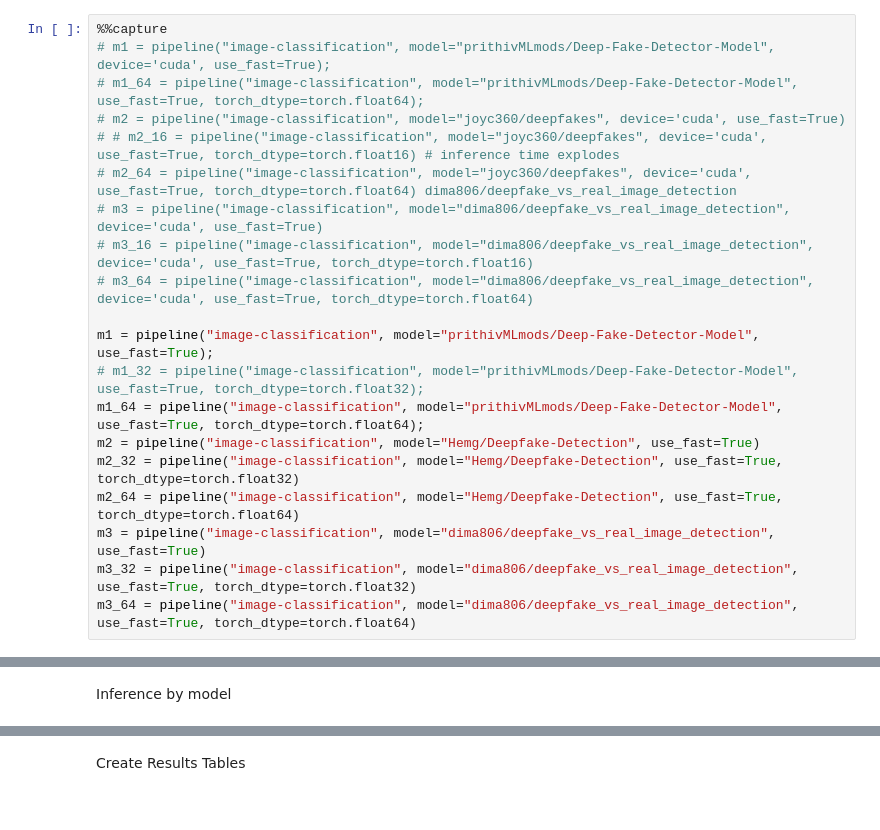
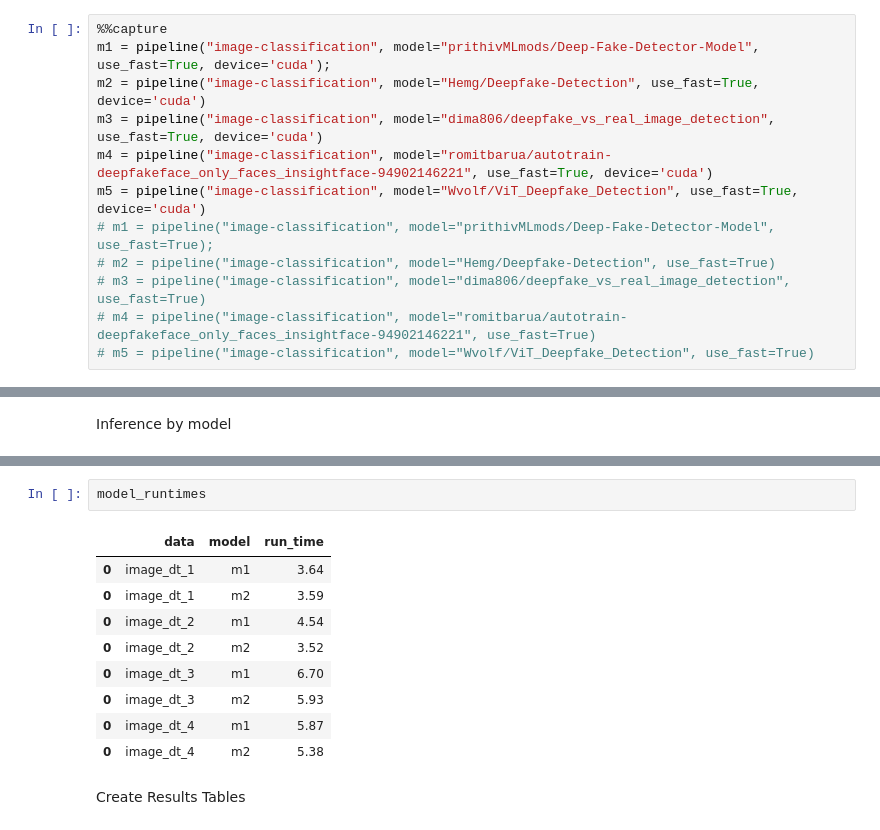
Before and after one commit to WulfNovak/deepfake_detection, a Jupyter notebook: model_comparison.ipynb, the cells around one changed output, grey strips where cells are left out. Saved outputs shown, nothing was run; the diff lists cells and outputs as text.

```diff
--- a/model_comparison.ipynb
+++ b/model_comparison.ipynb
@@ -170,20 +162,12 @@ Testing model quantization across 2 deepfake classifcation models
 # %%
 %%capture
-# m1 = pipeline("image-classification", model="prithivMLmods/Deep-Fake-Detector-Model", device='cuda', use_fast=True);
-# m1_64 = pipeline("image-classification", model="prithivMLmods/Deep-Fake-Detector-Model", use_fast=True, torch_dtype=torch.float64);
-# m2 = pipeline("image-classification", model="joyc360/deepfakes", device='cuda', use_fast=True)
-# # m2_16 = pipeline("image-classification", model="joyc360/deepfakes", device='cuda', use_fast=True, torch_dtype=torch.float16) # inference time explodes
-# m2_64 = pipeline("image-classification", model="joyc360/deepfakes", device='cuda', use_fast=True, torch_dtype=torch.float64) dima806/deepfake_vs_real_image_detection
-# m3 = pipeline("image-classification", model="dima806/deepfake_vs_real_image_detection", device='cuda', use_fast=True)
-# m3_16 = pipeline("image-classification", model="dima806/deepfake_vs_real_image_detection", device='cuda', use_fast=True, torch_dtype=torch.float16)
-# m3_64 = pipeline("image-classification", model="dima806/deepfake_vs_real_image_detection", device='cuda', use_fast=True, torch_dtype=torch.float64)
-
-m1 = pipeline("image-classification", model="prithivMLmods/Deep-Fake-Detector-Model", use_fast=True);
-# m1_32 = pipeline("image-classification", model="prithivMLmods/Deep-Fake-Detector-Model", use_fast=True, torch_dtype=torch.float32);
-m1_64 = pipeline("image-classification", model="prithivMLmods/Deep-Fake-Detector-Model", use_fast=True, torch_dtype=torch.float64);
-m2 = pipeline("image-classification", model="Hemg/Deepfake-Detection", use_fast=True)
-m2_32 = pipeline("image-classification", model="Hemg/Deepfake-Detection", use_fast=True, torch_dtype=torch.float32)
-m2_64 = pipeline("image-classification", model="Hemg/Deepfake-Detection", use_fast=True, torch_dtype=torch.float64)
-m3 = pipeline("image-classification", model="dima806/deepfake_vs_real_image_detection", use_fast=True)
-m3_32 = pipeline("image-classification", model="dima806/deepfake_vs_real_image_detection", use_fast=True, torch_dtype=torch.float32)
-m3_64 = pipeline("image-classification", model="dima806/deepfake_vs_real_image_detection", use_fast=True, torch_dtype=torch.float64)
+m1 = pipeline("image-classification", model="prithivMLmods/Deep-Fake-Detector-Model", use_fast=True, device='cuda');
+m2 = pipeline("image-classification", model="Hemg/Deepfake-Detection", use_fast=True, device='cuda')
+m3 = pipeline("image-classification", model="dima806/deepfake_vs_real_image_detection", use_fast=True, device='cuda')
+m4 = pipeline("image-classification", model="romitbarua/autotrain-deepfakeface_only_faces_insightface-94902146221", use_fast=True, device='cuda')
+m5 = pipeline("image-classification", model="Wvolf/ViT_Deepfake_Detection", use_fast=True, device='cuda')
+# m1 = pipeline("image-classification", model="prithivMLmods/Deep-Fake-Detector-Model", use_fast=True);
+# m2 = pipeline("image-classification", model="Hemg/Deepfake-Detection", use_fast=True)
+# m3 = pipeline("image-classification", model="dima806/deepfake_vs_real_image_detection", use_fast=True)
+# m4 = pipeline("image-classification", model="romitbarua/autotrain-deepfakeface_only_faces_insightface-94902146221", use_fast=True)
+# m5 = pipeline("image-classification", model="Wvolf/ViT_Deepfake_Detection", use_fast=True)
@@ -260,3 +213,15 @@ Dataset: image_dt_4 *** Model: m3_64 *** Inference Time: 14.32
+# %%
+model_runtimes
+# %% [output]
+|  | data | model | run_time |
+| 0 | image_dt_1 | m1 | 3.64 |
+| 0 | image_dt_1 | m2 | 3.59 |
+| 0 | image_dt_2 | m1 | 4.54 |
+| 0 | image_dt_2 | m2 | 3.52 |
+| 0 | image_dt_3 | m1 | 6.70 |
+| 0 | image_dt_3 | m2 | 5.93 |
+| 0 | image_dt_4 | m1 | 5.87 |
+| 0 | image_dt_4 | m2 | 5.38 |
 # %% [markdown]
 Create Results Tables
 # %%
```
Also changed, not shown: parts of 16 cells of this notebook.
